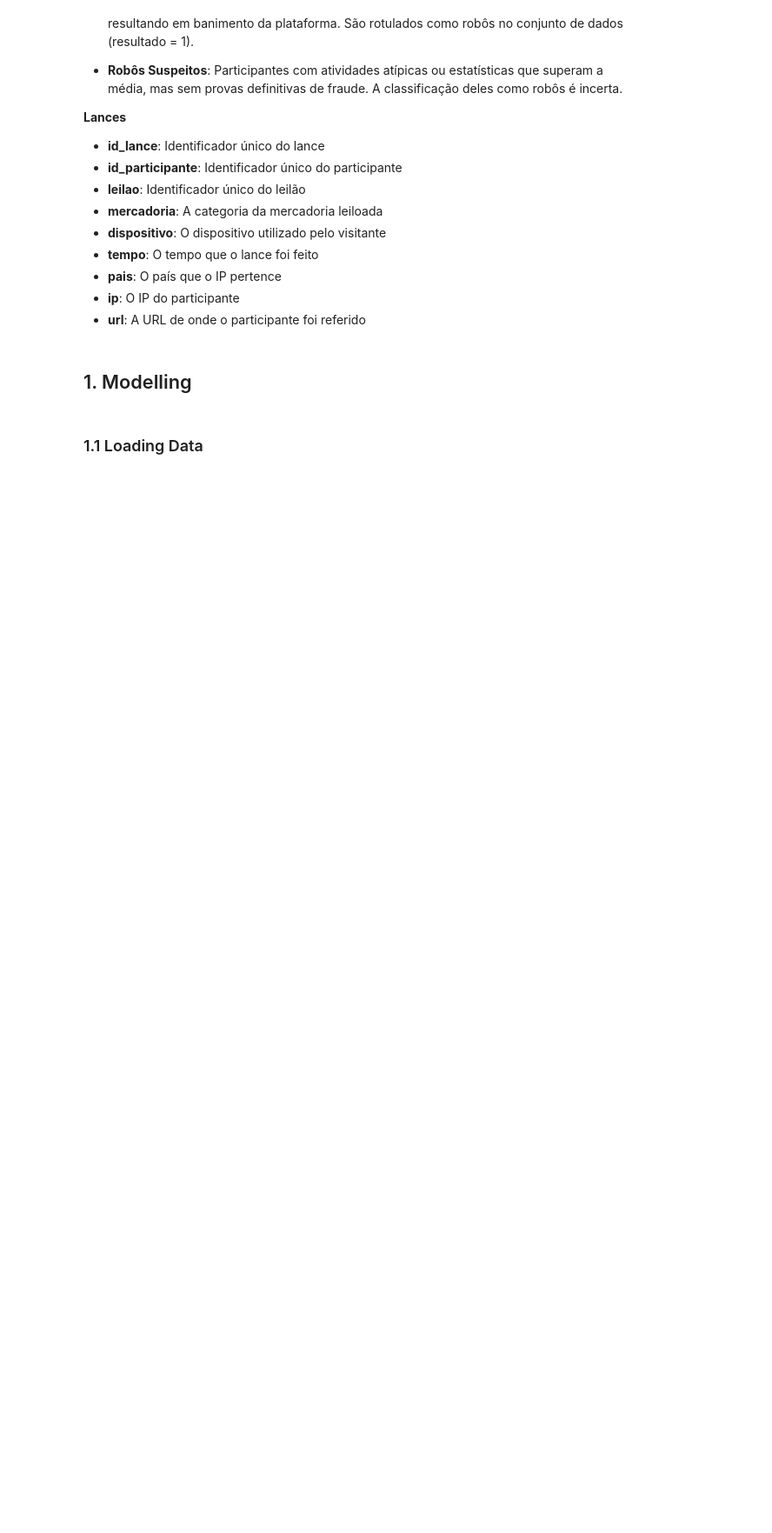
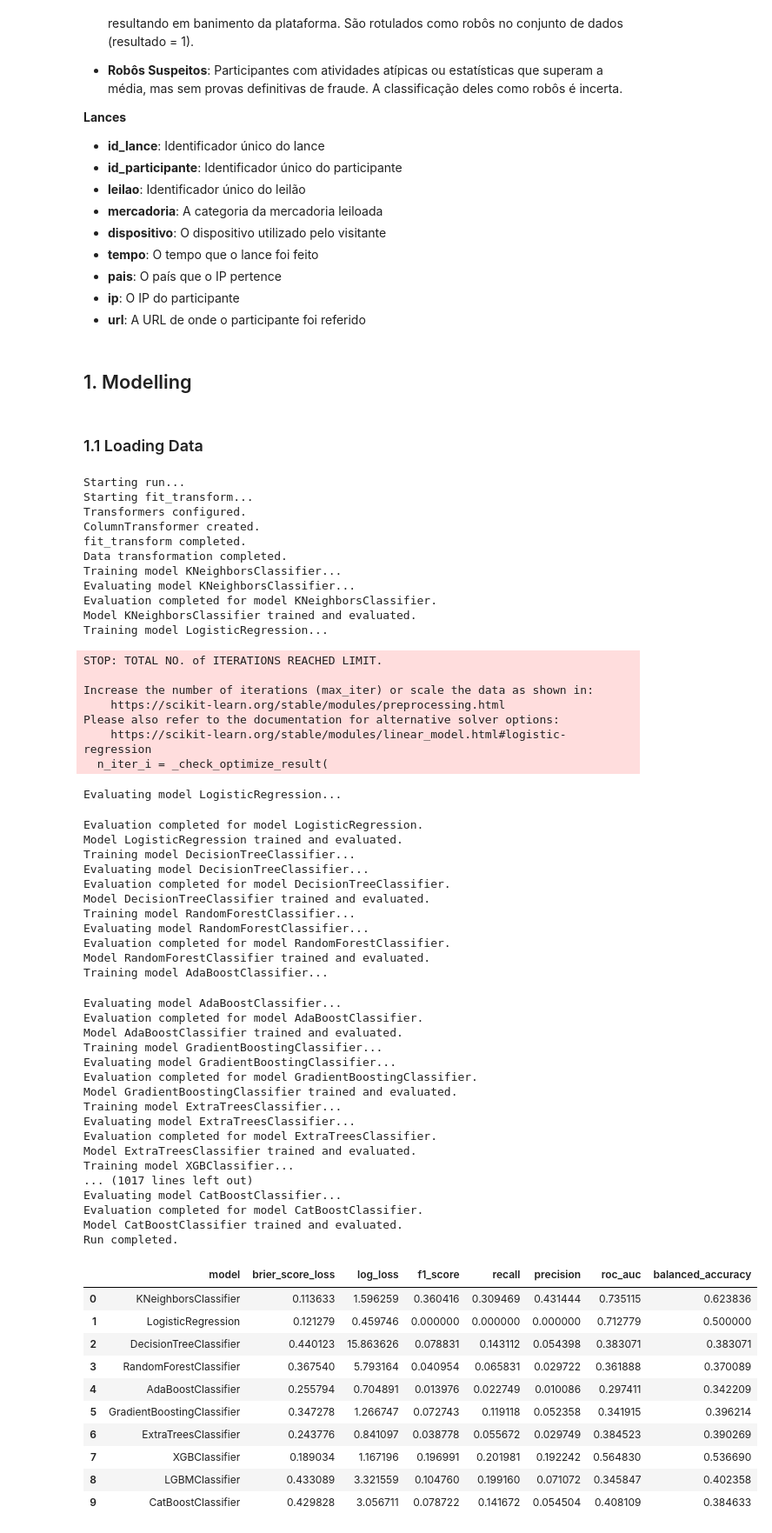
Before and after one commit to GuttoF/desmascarando-robos, a Jupyter notebook: desmascarando_robos/notebooks/c1_gutto_ML.ipynb, the cells around one changed output. Shown at 87% size. Saved outputs shown, nothing was run; the diff lists cells and outputs as text; code cells hidden in the pictures; blank space fills up the shorter version.

```diff
--- a/desmascarando_robos/notebooks/c1_gutto_ML.ipynb
+++ b/desmascarando_robos/notebooks/c1_gutto_ML.ipynb
@@ -154,8 +154,67 @@ models = [
 ]
 # %%
 pipeline = MLPipeline(feature_transformations, models)
-# results = pipeline.run(X_train, y_train, X_test, y_test)
-# results
+results = pipeline.run(X_train, y_train, X_test, y_test)
+results
+# %% [output]
+Starting run...
+Starting fit_transform...
+Transformers configured.
+ColumnTransformer created.
+fit_transform completed.
+Data transformation completed.
+Training model KNeighborsClassifier...
+Evaluating model KNeighborsClassifier...
+Evaluation completed for model KNeighborsClassifier.
+Model KNeighborsClassifier trained and evaluated.
+Training model LogisticRegression...
+STOP: TOTAL NO. of ITERATIONS REACHED LIMIT.
+
+Increase the number of iterations (max_iter) or scale the data as shown in:
+    https://scikit-learn.org/stable/modules/preprocessing.html
+Please also refer to the documentation for alternative solver options:
+    https://scikit-learn.org/stable/modules/linear_model.html#logistic-regression
+  n_iter_i = _check_optimize_result(
+Evaluating model LogisticRegression...
+Evaluation completed for model LogisticRegression.
+Model LogisticRegression trained and evaluated.
+Training model DecisionTreeClassifier...
+Evaluating model DecisionTreeClassifier...
+Evaluation completed for model DecisionTreeClassifier.
+Model DecisionTreeClassifier trained and evaluated.
+Training model RandomForestClassifier...
+Evaluating model RandomForestClassifier...
+Evaluation completed for model RandomForestClassifier.
+Model RandomForestClassifier trained and evaluated.
+Training model AdaBoostClassifier...
+Evaluating model AdaBoostClassifier...
+Evaluation completed for model AdaBoostClassifier.
+Model AdaBoostClassifier trained and evaluated.
+Training model GradientBoostingClassifier...
+Evaluating model GradientBoostingClassifier...
+Evaluation completed for model GradientBoostingClassifier.
+Model GradientBoostingClassifier trained and evaluated.
+Training model ExtraTreesClassifier...
+Evaluating model ExtraTreesClassifier...
+Evaluation completed for model ExtraTreesClassifier.
+Model ExtraTreesClassifier trained and evaluated.
+Training model XGBClassifier...
+... (1017 lines left out)
+Evaluating model CatBoostClassifier...
+Evaluation completed for model CatBoostClassifier.
+Model CatBoostClassifier trained and evaluated.
+Run completed.
+|  | model | brier_score_loss | log_loss | f1_score | recall | precision | roc_auc | balanced_accuracy |
+| 0 | KNeighborsClassifier | 0.113633 | 1.596259 | 0.360416 | 0.309469 | 0.431444 | 0.735115 | 0.623836 |
+| 1 | LogisticRegression | 0.121279 | 0.459746 | 0.000000 | 0.000000 | 0.000000 | 0.712779 | 0.500000 |
+| 2 | DecisionTreeClassifier | 0.440123 | 15.863626 | 0.078831 | 0.143112 | 0.054398 | 0.383071 | 0.383071 |
+| 3 | RandomForestClassifier | 0.367540 | 5.793164 | 0.040954 | 0.065831 | 0.029722 | 0.361888 | 0.370089 |
+| 4 | AdaBoostClassifier | 0.255794 | 0.704891 | 0.013976 | 0.022749 | 0.010086 | 0.297411 | 0.342209 |
+| 5 | GradientBoostingClassifier | 0.347278 | 1.266747 | 0.072743 | 0.119118 | 0.052358 | 0.341915 | 0.396214 |
+| 6 | ExtraTreesClassifier | 0.243776 | 0.841097 | 0.038778 | 0.055672 | 0.029749 | 0.384523 | 0.390269 |
+| 7 | XGBClassifier | 0.189034 | 1.167196 | 0.196991 | 0.201981 | 0.192242 | 0.564830 | 0.536690 |
+| 8 | LGBMClassifier | 0.433089 | 3.321559 | 0.104760 | 0.199160 | 0.071072 | 0.345847 | 0.402358 |
+| 9 | CatBoostClassifier | 0.429828 | 3.056711 | 0.078722 | 0.141672 | 0.054504 | 0.408109 | 0.384633 |
 # %%
 results_cv, metrics_cv = pipeline.run_cv(X_train, y_train)
 results_cv
```
Also changed, not shown: parts of 3 cells of this notebook, 4 other files.
